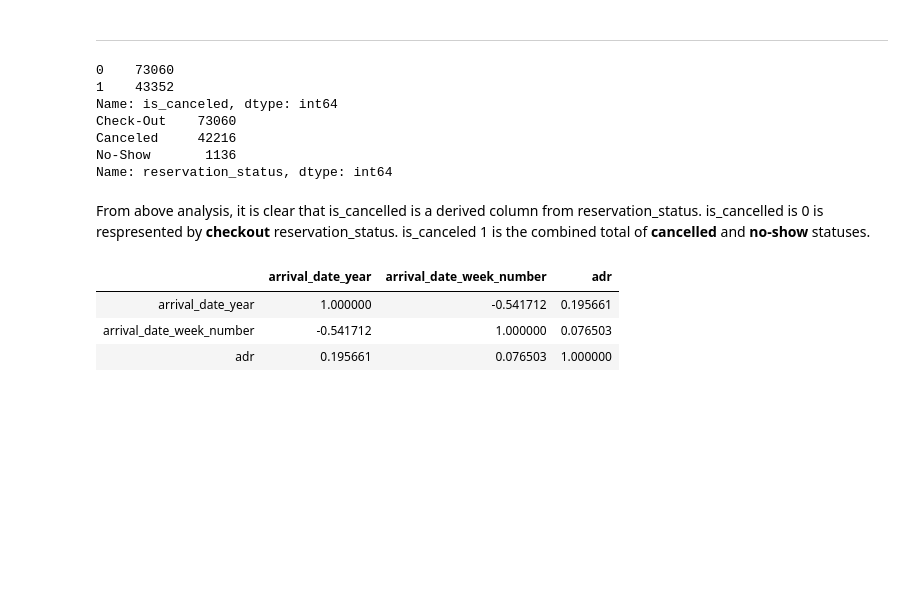
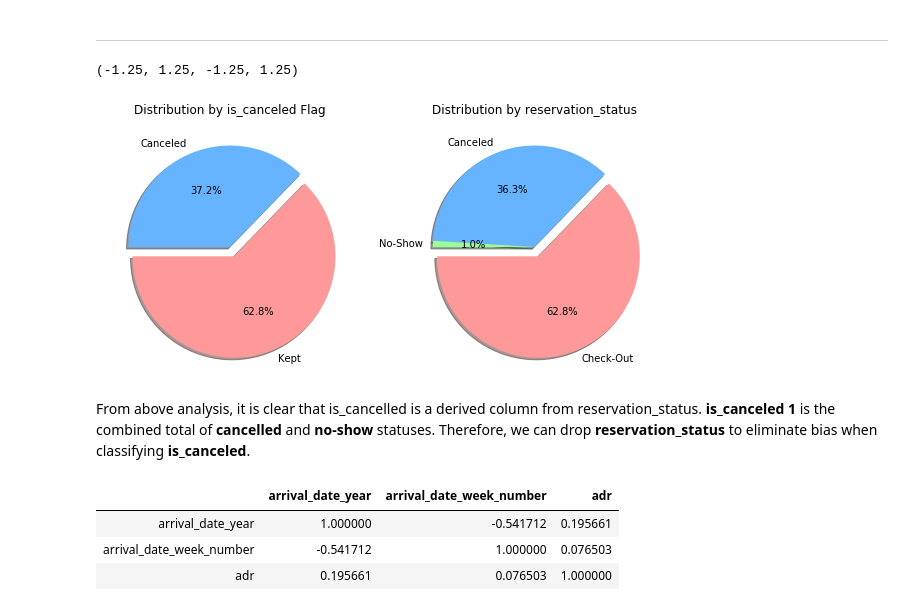
Before and after one commit to sandeepborkartech/ML_HotelPricing, a Jupyter notebook: ML_TEAM_4_Hotel_Data_Prep.ipynb, the cells around one changed output. Saved outputs shown, nothing was run; the diff lists cells and outputs as text; code cells hidden in the pictures; blank space fills up the shorter version.

```diff
--- a/ML_TEAM_4_Hotel_Data_Prep.ipynb
+++ b/ML_TEAM_4_Hotel_Data_Prep.ipynb
@@ -258,28 +294,31 @@ arrival_day_is_weekend            0
 dtype: int64
 # %% [markdown]
 <hr>
-# %%
-df_hotel = pd.read_pickle('hotel_bookings_5.pkl')
-"""
-from sklearn.preprocessing import LabelEncoder
-label_encoder = LabelEncoder()
-df_hotel['reservation_status']= label_encoder.fit_transform(df_hotel['reservation_status'])
-print(df_hotel['reservation_status'].unique())
-df_hotel[['is_canceled','reservation_status']].corr()
-"""
-print(df_hotel.is_canceled.value_counts())
-print(df_hotel.reservation_status.value_counts())
-# %% [output]
-0    73060
-1    43352
-Name: is_canceled, dtype: int64
-Check-Out    73060
-Canceled     42216
-No-Show       1136
-Name: reservation_status, dtype: int64
+# %%
+df_hotel = pd.read_pickle('hotel_bookings_5.pkl')
+
+df_canceled = pd.DataFrame(df_hotel.is_canceled.value_counts())
+df_canceled["label"] = df_canceled.index.map({0: "Kept", 1: "Canceled"})
+df_status = pd.DataFrame(df_hotel.reservation_status.value_counts())
+
+colors = ['#ff9999','#66b3ff','#99ff99']
+
+fig, ax = plt.subplots(1, 2, figsize=(10, 8))
+
+ax[0].pie(df_canceled['is_canceled'], explode = (0.1,0), labels=df_canceled['label'], colors=colors, autopct='%1.1f%%',
+        shadow=True, startangle=180 )
+ax[0].set_title("Distribution by is_canceled Flag")
+ax[0].axis('off')
+
+ax[1].pie(df_status['reservation_status'], explode = (0.1,0,0), labels=df_status.index, colors=colors, autopct='%1.1f%%',
+        shadow=True, startangle=180 )
+ax[1].set_title("Distribution by reservation_status")
+ax[1].axis('off')
+# %% [output]
+(-1.25, 1.25, -1.25, 1.25)
+[figure, added]
 # %% [markdown]
-From above analysis, it is clear that is_cancelled is a derived column from reservation_status. is_cancelled is 0 is respresented by __checkout__ reservation_status.
-is_canceled 1 is the combined total of __cancelled__ and __no-show__ statuses.
+From above analysis, it is clear that is_cancelled is a derived column from reservation_status. __is_canceled 1__ is the combined total of __cancelled__ and __no-show__ statuses. Therefore, we can drop __reservation_status__ to eliminate bias when classifying __is_canceled__.
 # %%
 df_hotel = pd.read_pickle('hotel_bookings_5.pkl')
 
```
Also changed, not shown: parts of 36 cells of this notebook.
